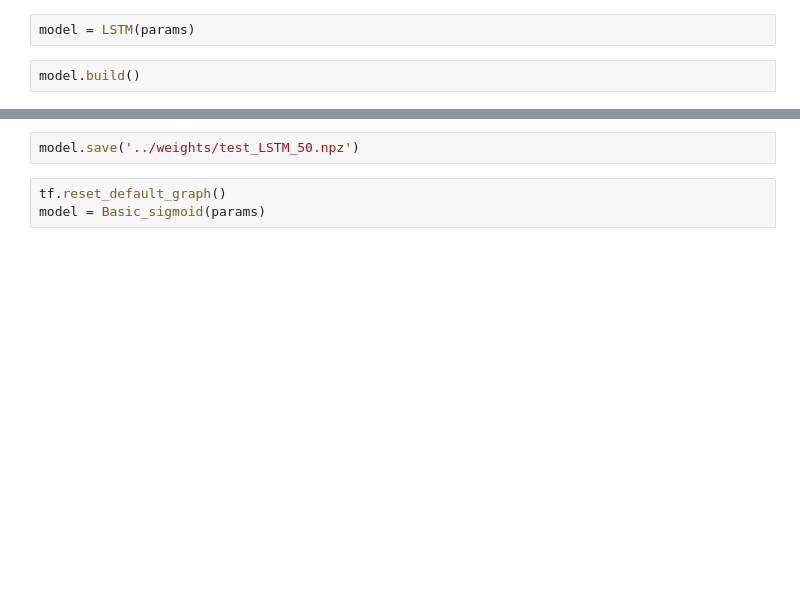
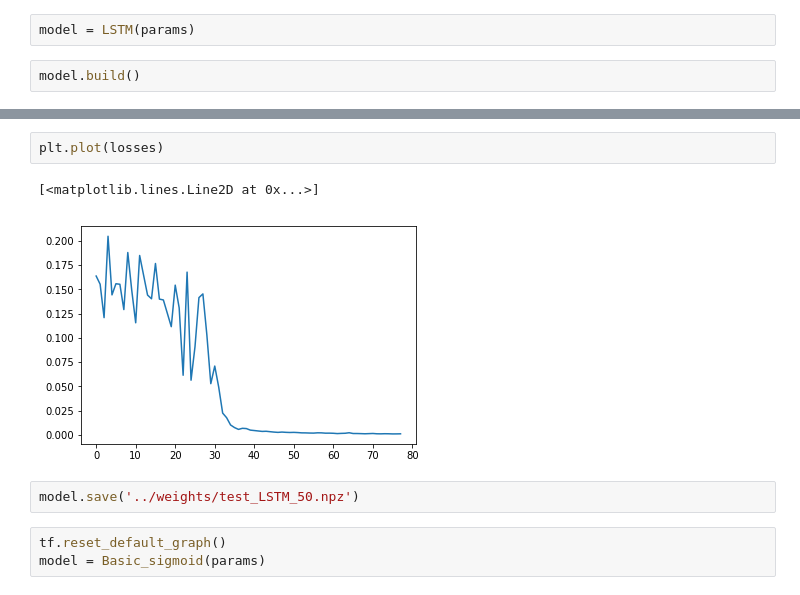
Before and after one commit to davidbrandfonbrener/sisyphus2, a Jupyter notebook: notebooks/Refactor tests.ipynb, the cells around one changed output, grey strips where cells are left out. Cells and saved outputs as stored; diff of their text form; blank space fills up the shorter version.

```diff
--- a/notebooks/Refactor tests.ipynb
+++ b/notebooks/Refactor tests.ipynb
@@ -73,3 +87,8 @@ Optimization finished!
+# %%
+plt.plot(losses)
+# %% [output]
+[<matplotlib.lines.Line2D at 0x...>]
+[figure, added]
 # %%
 model.save('../weights/test_LSTM_50.npz')
 # %%
```
Also changed, not shown: parts of 9 cells of this notebook, 4 other files.
